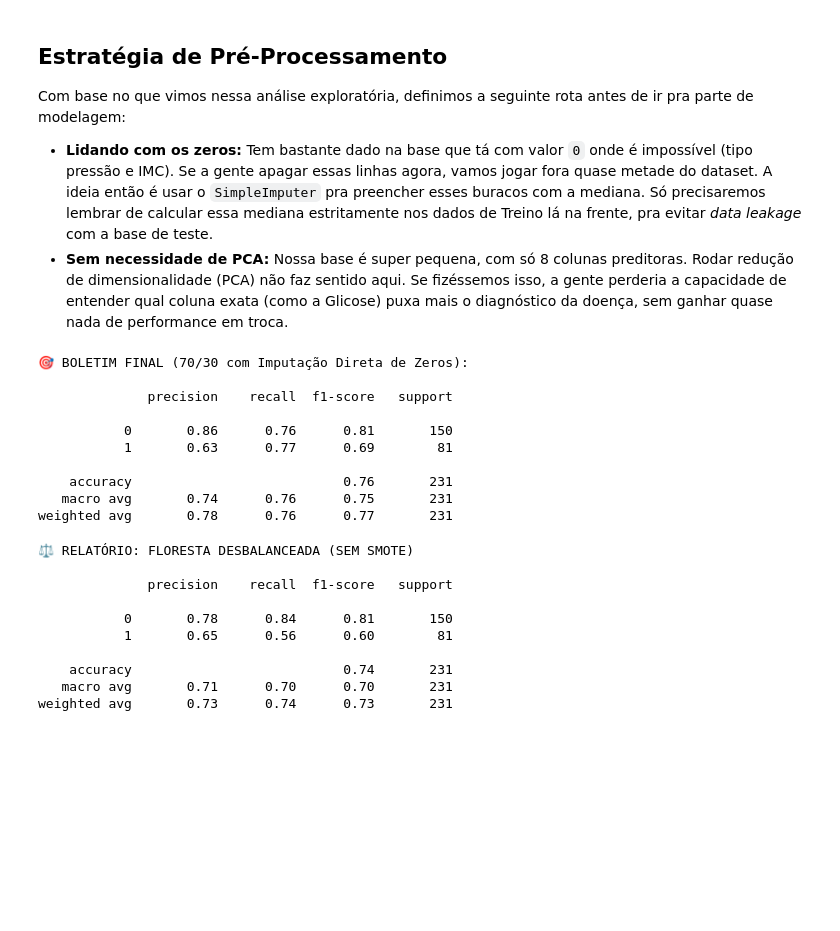
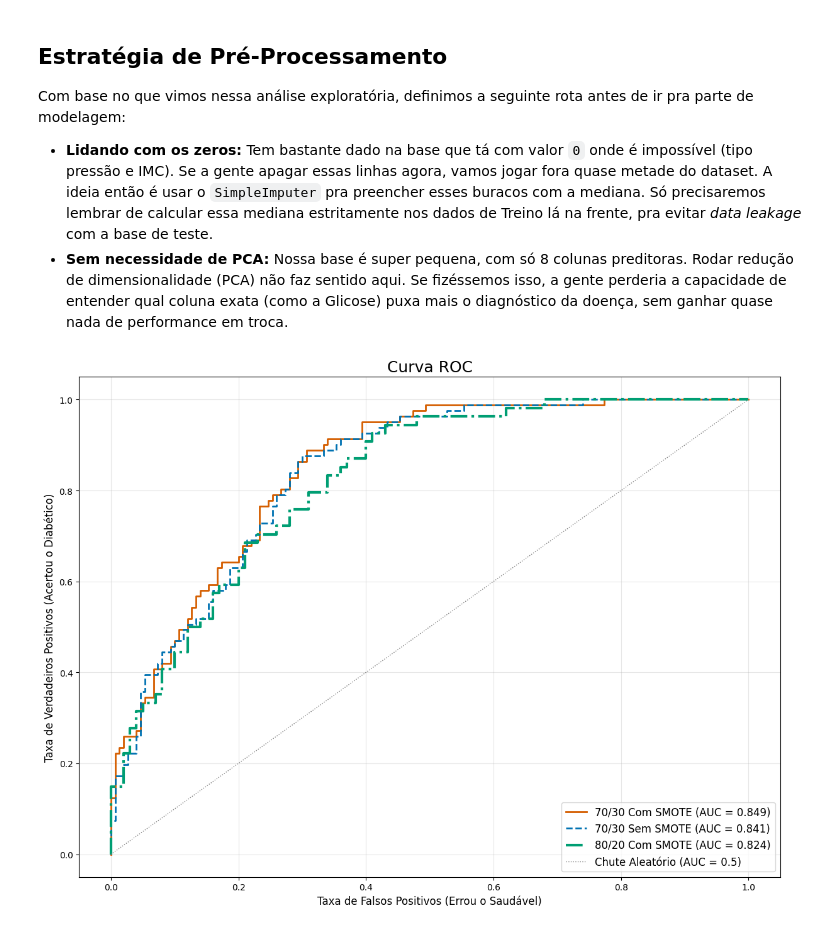
Before and after one commit to mvgv/techchallenge1, a Jupyter notebook: diabetes-eda/diabetes_eda.ipynb, the cells around one changed output. Cells and saved outputs as stored; diff of their text form; code cells hidden in the pictures; blank space fills up the shorter version.

Commit message:
chore:ultimos ajustes na pipeline

```diff
--- a/diabetes-eda/diabetes_eda.ipynb
+++ b/diabetes-eda/diabetes_eda.ipynb
@@ -291,21 +247,8 @@ rf_70_30 = RandomForestClassifier(
     random_state=42
 )
 rf_70_30.fit(X_train_70_smote, y_train_70_smote)
-# 5. O GRANDE TESTE REAL NOS 30%
+
 y_pred_30 = rf_70_30.predict(X_test_30)
-print("🎯 BOLETIM FINAL (70/30 com Imputação Direta de Zeros):\n")
-print(classification_report(y_test_30, y_pred_30))
-# %% [output]
-🎯 BOLETIM FINAL (70/30 com Imputação Direta de Zeros):
-
-              precision    recall  f1-score   support
-
-           0       0.86      0.76      0.81       150
-           1       0.63      0.77      0.69        81
-
-    accuracy                           0.76       231
-   macro avg       0.74      0.76      0.75       231
-weighted avg       0.78      0.76      0.77       231
 # %%
 # 1. Instanciando o modelo idêntico ao original
 rf_sem_smote = RandomForestClassifier(
@@ -319,16 +262,3 @@ rf_sem_smote = RandomForestClassifier(
 rf_sem_smote.fit(X_train_70, y_train_70)
 # 3. Fazendo as previsões
 y_pred_sem_smote = rf_sem_smote.predict(X_test_30)
-print("⚖️ RELATÓRIO: FLORESTA DESBALANCEADA (SEM SMOTE)\n")
-print(classification_report(y_test_30, y_pred_sem_smote))
-# %% [output]
-⚖️ RELATÓRIO: FLORESTA DESBALANCEADA (SEM SMOTE)
-
-              precision    recall  f1-score   support
-
-           0       0.78      0.84      0.81       150
-           1       0.65      0.56      0.60        81
-
-    accuracy                           0.74       231
-   macro avg       0.71      0.70      0.70       231
-weighted avg       0.73      0.74      0.73       231
@@ -334,0 +291,38 @@ weighted avg       0.73      0.74      0.73       231
+# %%
+from sklearn.metrics import roc_curve, roc_auc_score
+import matplotlib.pyplot as plt
+# --- PREVISÕES DAS 3 FLORESTAS ---
+# 1. Pipeline 70/30 Com SMOTE
+y_prob_smote = rf_70_30.predict_proba(X_test_30)[:, 1]
+auc_smote = roc_auc_score(y_test_30, y_prob_smote)
+fpr_smote, tpr_smote, _ = roc_curve(y_test_30, y_prob_smote)
+# 2. Pipeline 70/30 Sem SMOTE
+y_prob_sem_smote = rf_sem_smote.predict_proba(X_test_30)[:, 1]
+auc_sem_smote = roc_auc_score(y_test_30, y_prob_sem_smote)
+fpr_sem, tpr_sem, _ = roc_curve(y_test_30, y_prob_sem_smote)
+
+y_prob_80_20 = rf_80_20.predict_proba(X_test_20)[:, 1]
+auc_80_20 = roc_auc_score(y_test_20, y_prob_80_20)
+fpr_80_20, tpr_80_20, _ = roc_curve(y_test_20, y_prob_80_20)
+
+plt.figure(figsize=(12, 9))
+
+plt.plot(fpr_smote, tpr_smote, color='#D55E00', lw=2,
+         label=f'70/30 Com SMOTE (AUC = {auc_smote:.3f})')
+
+plt.plot(fpr_sem, tpr_sem, color='#0072B2', lw=2, linestyle='--',
+         label=f'70/30 Sem SMOTE (AUC = {auc_sem_smote:.3f})')
+plt.plot(fpr_80_20, tpr_80_20, color='#009E73', lw=3, linestyle='-.',
+         label=f'80/20 Com SMOTE (AUC = {auc_80_20:.3f})')
+
+plt.plot([0, 1], [0, 1], color='gray', lw=1, linestyle=':', label='Chute Aleatório (AUC = 0.5)')
+# Perfumaria do Gráfico
+plt.title('Curva ROC', fontsize=18)
+plt.xlabel('Taxa de Falsos Positivos (Errou o Saudável)', fontsize=12)
+plt.ylabel('Taxa de Verdadeiros Positivos (Acertou o Diabético)', fontsize=12)
+plt.legend(loc="lower right", fontsize=12)
+plt.grid(alpha=0.3)
+plt.tight_layout()
+plt.show()
+# %% [output]
+[figure, added]
```
Also changed, not shown: parts of 5 cells of this notebook, 1 other file.
